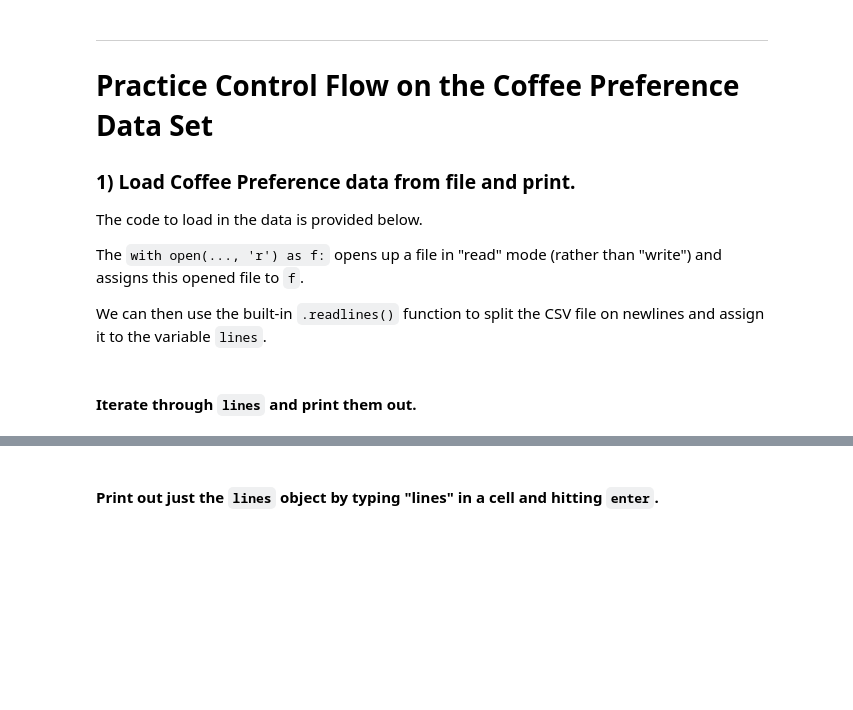
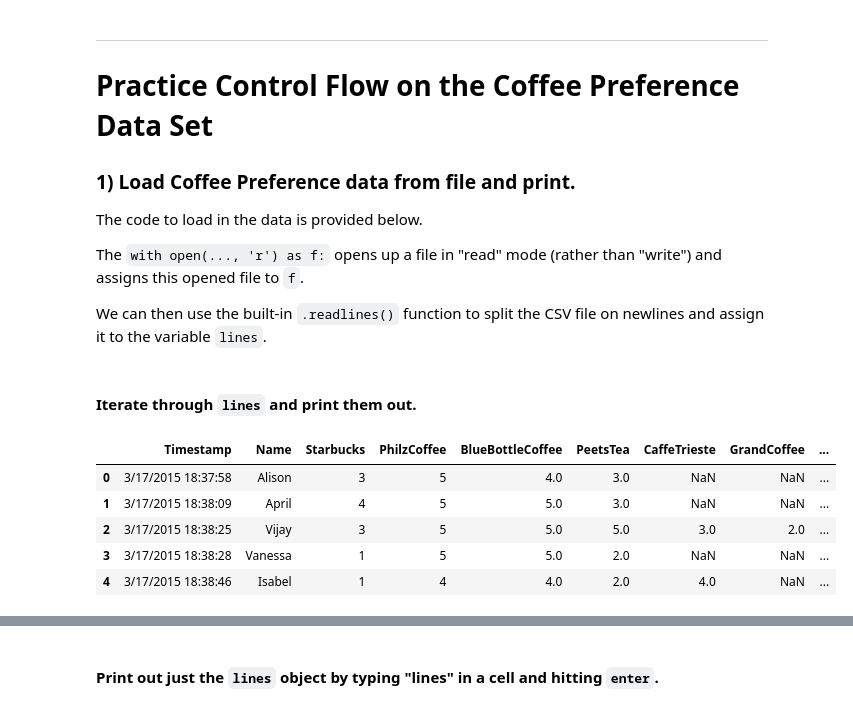
Before and after one commit to bckyling/bling_homework, a Jupyter notebook: 03-python-foundations/python-controlflow.ipynb, the cells around one changed output, grey strips where cells are left out. Cells and saved outputs as stored; diff of their text form; code cells hidden in the pictures; blank space fills up the shorter version.

```diff
--- a/03-python-foundations/python-controlflow.ipynb
+++ b/03-python-foundations/python-controlflow.ipynb
@@ -626,3 +709,14 @@ with open('assets/datasets/coffee-preferences.csv','r') as f:
     lines = f.readlines()
 # %% [markdown]
 #### Iterate through `lines` and print them out.
+# %%
+import pandas as pd
+coffee = pd.read_csv('assets/datasets/coffee-preferences.csv')
+coffee.head()
+# %% [output]
+|  | Timestamp | Name | Starbucks | PhilzCoffee | BlueBottleCoffee | PeetsTea | CaffeTrieste | GrandCoffee | ... |
+| 0 | 3/17/2015 18:37:58 | Alison | 3 | 5 | 4.0 | 3.0 | NaN | NaN | ... |
+| 1 | 3/17/2015 18:38:09 | April | 4 | 5 | 5.0 | 3.0 | NaN | NaN | ... |
+| 2 | 3/17/2015 18:38:25 | Vijay | 3 | 5 | 5.0 | 5.0 | 3.0 | 2.0 | ... |
+| 3 | 3/17/2015 18:38:28 | Vanessa | 1 | 5 | 5.0 | 2.0 | NaN | NaN | ... |
+| 4 | 3/17/2015 18:38:46 | Isabel | 1 | 4 | 4.0 | 2.0 | 4.0 | NaN | ... |
```
Also changed, not shown: parts of 20 cells of this notebook.
